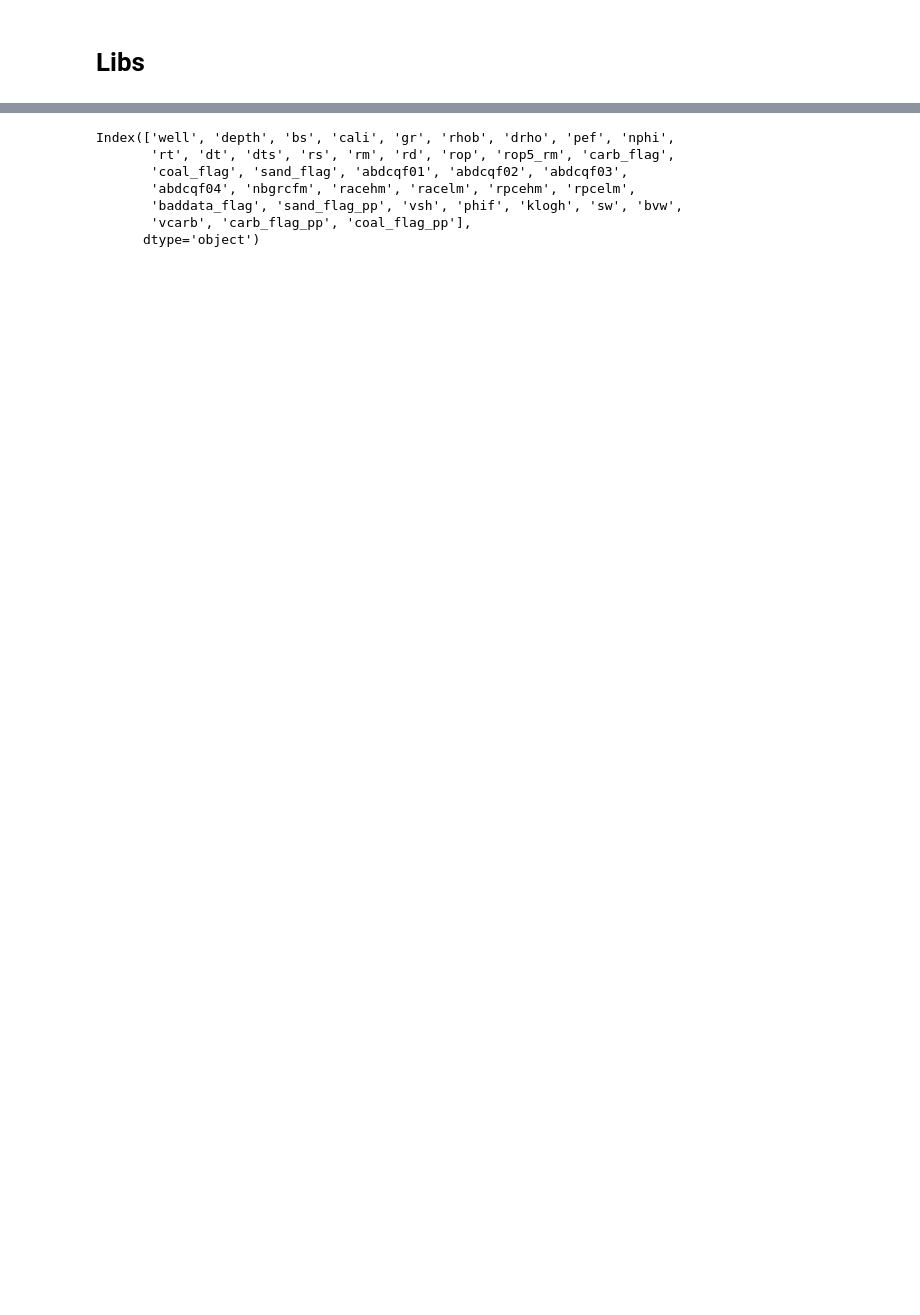
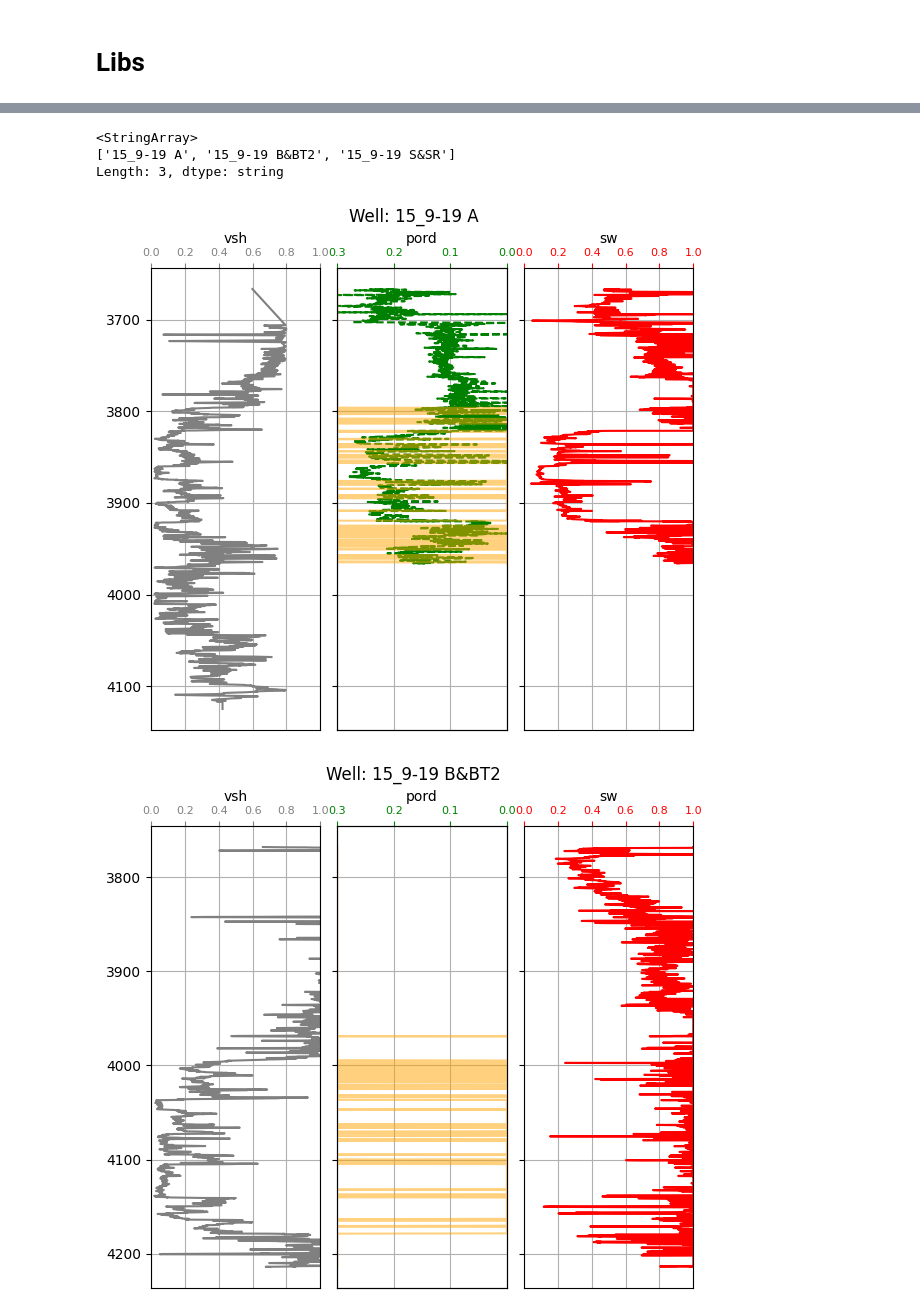
Before and after one commit to theodoricrexitalica/proj_volve_geodata_analytics, a Jupyter notebook: 02_well_logs_vizualization.ipynb, the cells around one changed output, grey strips where cells are left out. Saved outputs shown, nothing was run; the diff lists cells and outputs as text; code cells hidden in the pictures; blank space fills up the shorter version.

```diff
--- a/02_well_logs_vizualization.ipynb
+++ b/02_well_logs_vizualization.ipynb
@@ -24,17 +25,8 @@ pd.options.display.max_rows = 6
 # %%
-well_logs = pd.read_parquet('Project/input/interp_logs_input.parquet')
-pp_eval = pd.read_parquet('Project/input/interp_logs_output.parquet')
-well_data = well_logs.set_index(['well', 'depth']).join(pp_eval.set_index(['well', 'depth']), rsuffix='_pp').reset_index()
+cpi_wells = pd.read_parquet('Project\input\cpi_data.parquet')
+well_logs = pd.read_parquet('Project\input\interp_logs_input.parquet')
+pp_eval = pd.read_parquet('Project\input\interp_logs_output.parquet')
+logs_pp = well_logs.set_index(['well', 'depth']).join(pp_eval.set_index(['well', 'depth']), rsuffix='_pp').reset_index()
-# %%
-well_data.columns
-# %% [output]
-Index(['well', 'depth', 'bs', 'cali', 'gr', 'rhob', 'drho', 'pef', 'nphi',
-       'rt', 'dt', 'dts', 'rs', 'rm', 'rd', 'rop', 'rop5_rm', 'carb_flag',
-       'coal_flag', 'sand_flag', 'abdcqf01', 'abdcqf02', 'abdcqf03',
-       'abdcqf04', 'nbgrcfm', 'racehm', 'racelm', 'rpcehm', 'rpcelm',
-       'baddata_flag', 'sand_flag_pp', 'vsh', 'phif', 'klogh', 'sw', 'bvw',
-       'vcarb', 'carb_flag_pp', 'coal_flag_pp'],
-      dtype='object')
 # %%
 # https://medium.com/@sarmadafzalj/python-plot-composite-oil-and-gas-petrophysical-logs-using-matplotlib-4ee28fc61ff8
 # plt plot for well logs above
@@ -40,0 +58,46 @@ Index(['well', 'depth', 'bs', 'cali', 'gr', 'rhob', 'drho', 'pef', 'nphi',
+# %%
+def diagram_cpi(df, wellname):
+    fig, axes = plt.subplots(1, 3, figsize=(7, 6), sharey=True)
+    axes[0].plot(df['vsh'], df['depth'], color='gray')
+    axes[0].set_xlabel('vsh')
+    axes[0].set_xlim(0,1)
+    axes[0].xaxis.set_major_locator(plt.MaxNLocator(5))
+    axes[0].tick_params(axis='x', colors='gray', labelsize=8)
+
+
+    axes[1].plot(df['pord'], df['depth'], color='green', ls='--')
+    axes[1].set_xlabel('pord')
+    axes[1].set_xlim(0.3,0)
+    axes[1].xaxis.set_major_locator(plt.MaxNLocator(3))
+    axes[1].tick_params(axis='x', colors='green', labelsize=8)
+
+    net = axes[1].twiny()
+    net.plot(df['sand_flag'], df['depth'], color='orange', alpha=0.5)
+    net.set_xlim(0,1)
+    net.set_xticklabels([])  # Remove x-axis tick labels
+    net.set_xticks([])       # Remove x-axis ticks
+
+    axes[2].plot(df['sw'], df['depth'], color='red')
+    axes[2].set_xlabel('sw')
+    axes[2].set_xlim(0,1)
+    axes[2].xaxis.set_major_locator(plt.MaxNLocator(5))
+    axes[2].tick_params(axis='x', colors='red', labelsize=8)
+
+    for i, ax in enumerate(axes):
+        ax.invert_yaxis()
+        ax.xaxis.tick_top()
+        ax.xaxis.set_label_position('top')
+        ax.grid(True)
+    fig.suptitle(f'Well: {wellname}', y=0.98, fontsize=12)
+    fig.subplots_adjust(wspace=0.1, hspace=0.0)
+    plt.show()
+display(cpi_wells.well.unique())
+for wellname in cpi_wells.well.unique():
+    df = cpi_wells[cpi_wells.well == wellname]
+    diagram_cpi(df, wellname)
+# %% [output]
+<StringArray>
+['15_9-19 A', '15_9-19 B&BT2', '15_9-19 S&SR']
+Length: 3, dtype: string
+[figure, added]
+[figure, added]
```
Also changed, not shown: parts of 13 cells of this notebook, 2 other files.
